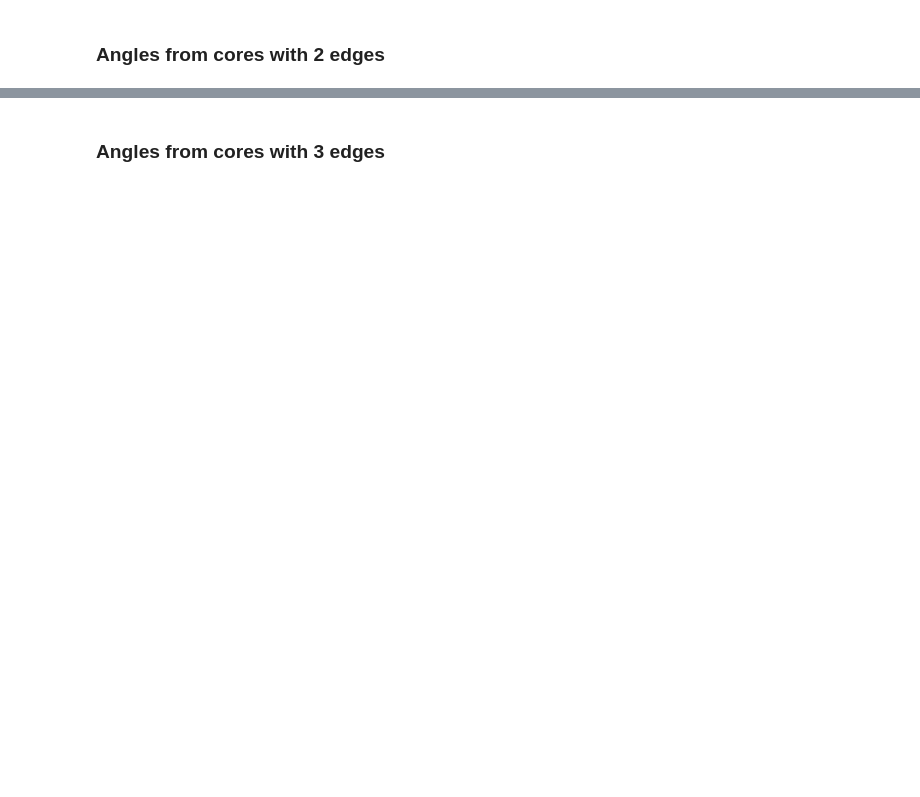
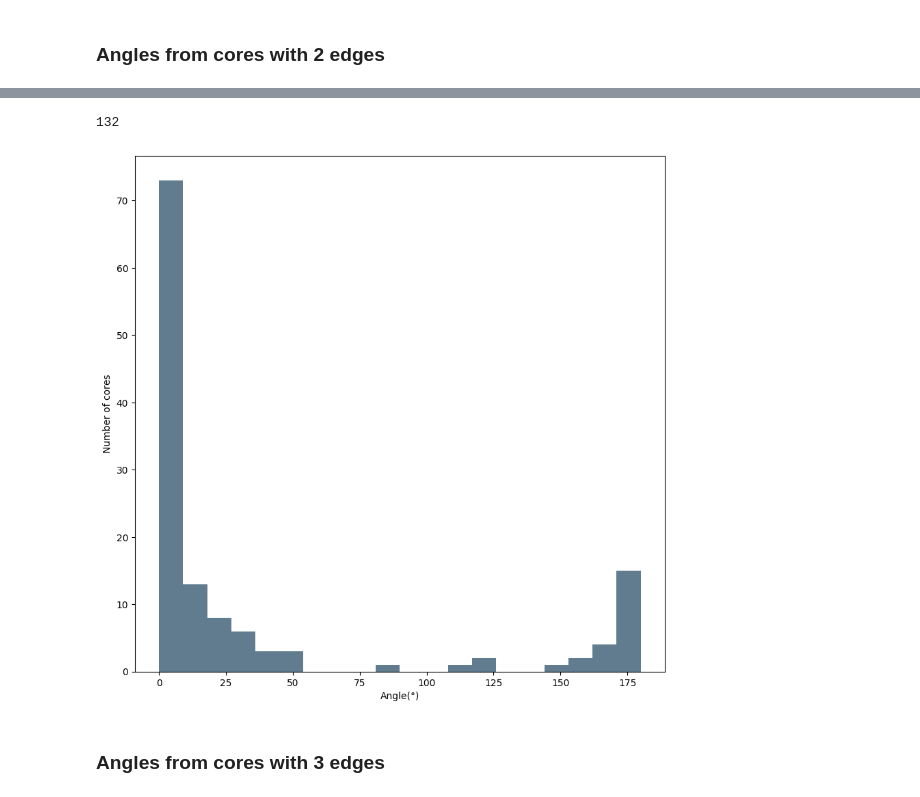
Before and after one commit to mvgarcia/CASSUM2021, a Jupyter notebook: Cassum.ipynb, the cells around one changed output, grey strips where cells are left out. Cells and saved outputs as stored; diff of their text form; code cells hidden in the pictures; blank space fills up the shorter version.

```diff
--- a/Cassum.ipynb
+++ b/Cassum.ipynb
@@ -482,53 +513,51 @@ def angle(d_b,d_c,d_a):
 def length(x1,y1,x2,y2):
     return np.sqrt(((x1-x2)**2)+((y1-y2)**2))
 
-angles=[]
+angles2=[]
 for pairw2edges in pairsw2edges:
     d_pp=[]
-    p_pp={}
-    for ppi in pairw2edges:
-        p_pp[str(ppi[0])+","+str(ppi[1])]=0
-        p_pp[str(ppi[1])+","+str(ppi[0])]=0
-        d_pp.append(length(*ppi[0],*ppi[1]))
+    p_pp=[]
 
     for ppi in pairw2edges[0]:
         for ppi2 in pairw2edges[1]:
             l=length(*ppi,*ppi2)
-            if l!=0:
-                if p_pp.get(str(ppi)+","+str(ppi2))==None:
-                    p_pp[str(ppi)+","+str(ppi2)]=0
-                    p_pp[str(ppi2)+","+str(ppi)]=0
-                    d_pp.append(l)
+            if l!=0 and  str(ppi)+","+str(ppi2) not in p_pp:
+                p_pp.append(str(ppi)+","+str(ppi2))
+                p_pp.append(str(ppi2)+","+str(ppi))
+                d_pp.append(l)
 
     A=angle(*d_pp)
-    angles.append(A)
+    angles2.append(A)
 
     """try:
         A=angle(*d_pp)
         angles.append(A)
         B=angle(d_pp[0],d_pp[2],d_pp[1])
         C=angle(d_pp[1],d_pp[2],d_pp[0])
     except:
         cc=np.random.randint(0,len(pairsw2edges))
         print(pairw2edges)
         #print(length(*pairw2edges[0][1],*pairw2edges[0][0]))
         print(d_pp)
         for pair in pairw2edges:
         plt.plot(np.array(pair)[:,0],np.array(pair)[:,1],'o-',c=colors[cc],markersize=1.5)
         plt.axis("equal")
         """
     #print("A",A)
     """print("Otro",B)
     print("Otro",C)
     print("sum",A+B+C)"""
 
-print(len(angles))
-plt.hist(angles,bins=20,color='#607c8e')
+print(len(angles2))
+plt.hist(angles2,bins=20,color='#607c8e')
 plt.xlabel("Angle(°)")
 plt.ylabel("Number of cores")#That join the two edges
 
 #save figure
 figname = fname.replace(ending, "_hist_anglesMSTw2edges.png")
 plt.savefig(figname)
+# %% [output]
+132
+[figure, added]
 # %% [markdown]
 ### Angles from cores with 3 edges
```
Also changed, not shown: parts of 11 cells of this notebook.
